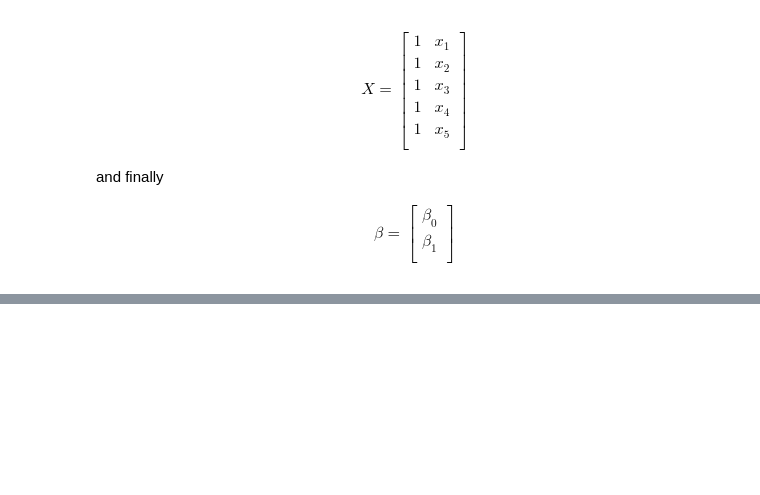
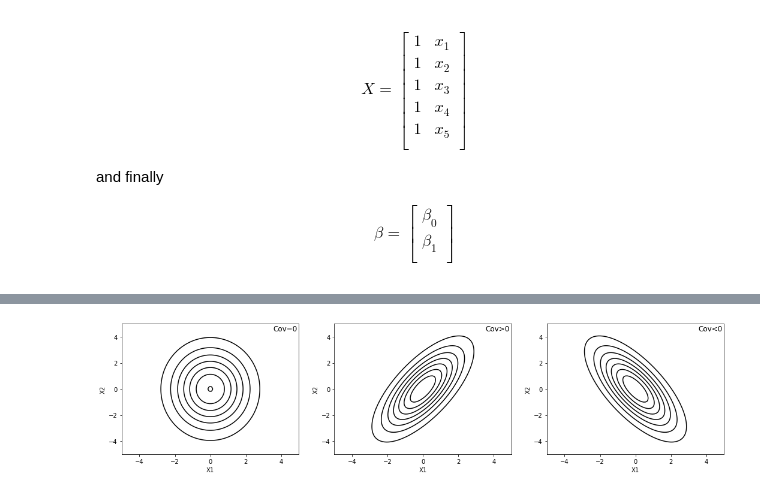
Before and after one commit to computationalUncertaintyLab/2021F_PHDSII, a Jupyter notebook: week05/2021F_Week05.ipynb, the cells around one changed output, grey strips where cells are left out. Drawn from its saved outputs; the diff is of its cells as text; code cells hidden in the pictures; blank space fills up the shorter version.

```diff
--- a/week05/2021F_Week05.ipynb
+++ b/week05/2021F_Week05.ipynb
@@ -192,0 +219,48 @@ is called the covariance matrix where diagnoal entries in this matrix $\Sigma_{i
+# %%
+import scipy.stats
+
+x = np.linspace(-5, 5, 100)
+y = np.linspace(-5, 5, 100)
+
+X, Y = np.meshgrid(x, y)
+
+def MVN(pos,m,s):
+    return scipy.stats.multivariate_normal(mean=m,cov=s).pdf(pos)
+
+pos = np.empty(X.shape + (2,))
+pos[:, :, 0] = X
+pos[:, :, 1] = Y
+
+Z= MVN(pos,m=[0,0],s=[[2,0],[0,4]])
+
+fig,axs = plt.subplots(1,3)
+
+ax = axs[0]
+ax.contour(X, Y, Z, colors='black');
+
+ax.text(0.99,0.99,r"Cov=0",transform=ax.transAxes,ha="right",va="top",fontsize=12)
+ax.set_xlabel("X1")
+ax.set_ylabel("X2")
+
+
+Z= MVN(pos,m=[0,0],s=[[2,2],[2,4]])
+
+ax = axs[1]
+ax.contour(X, Y, Z, colors='black');
+
+ax.text(0.99,0.99,r"Cov>0",transform=ax.transAxes,ha="right",va="top",fontsize=12)
+ax.set_xlabel("X1")
+ax.set_ylabel("X2")
+
+Z= MVN(pos,m=[0,0],s=[[2,-2],[-2,4]])
+
+ax = axs[2]
+ax.contour(X, Y, Z, colors='black');
+
+ax.text(0.99,0.99,r"Cov<0",transform=ax.transAxes,ha="right",va="top",fontsize=12)
+ax.set_xlabel("X1")
+ax.set_ylabel("X2")
+
+fig.set_size_inches(18,4)
+# %% [output]
+[figure, added]
```
Also changed, not shown: parts of 3 cells of this notebook, 1 other file.
